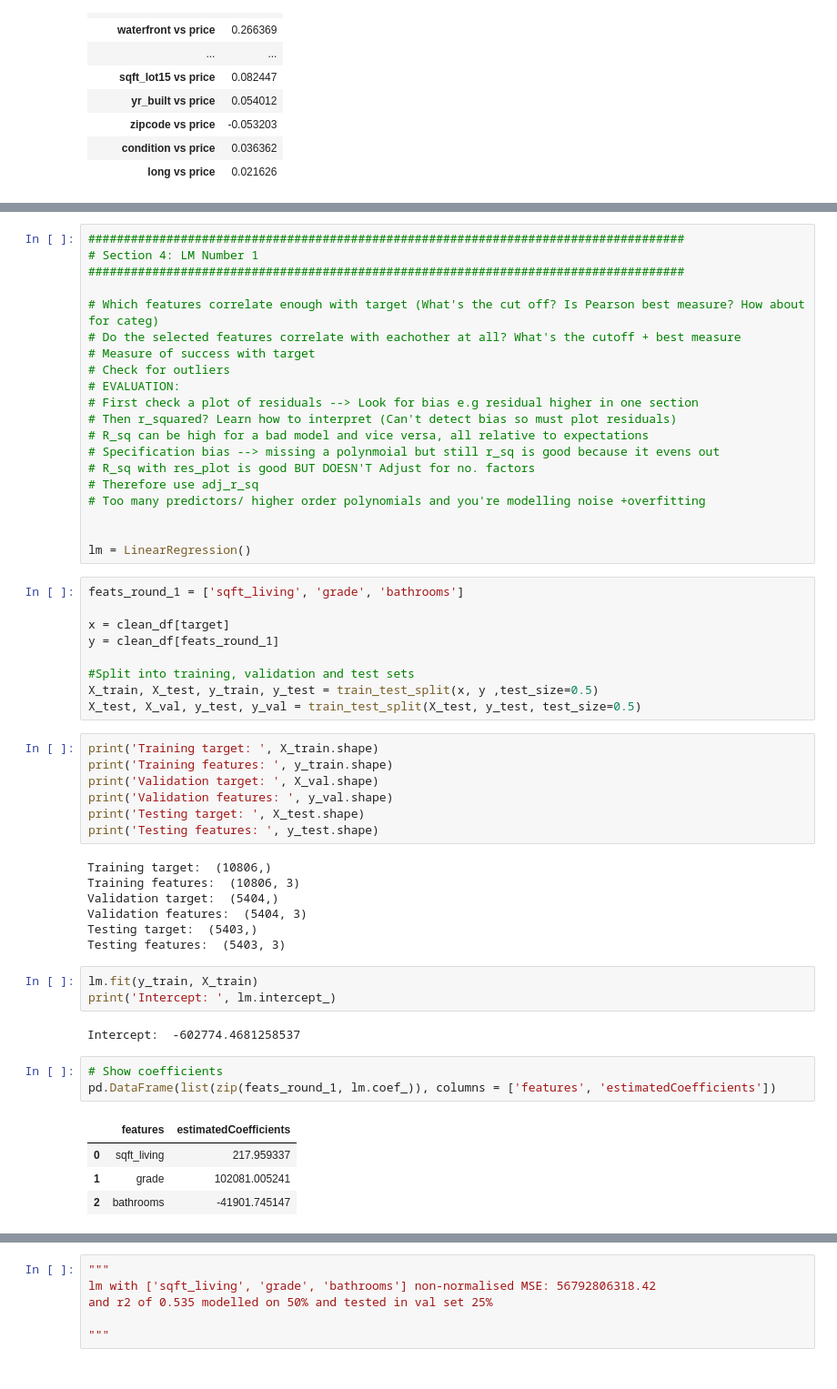
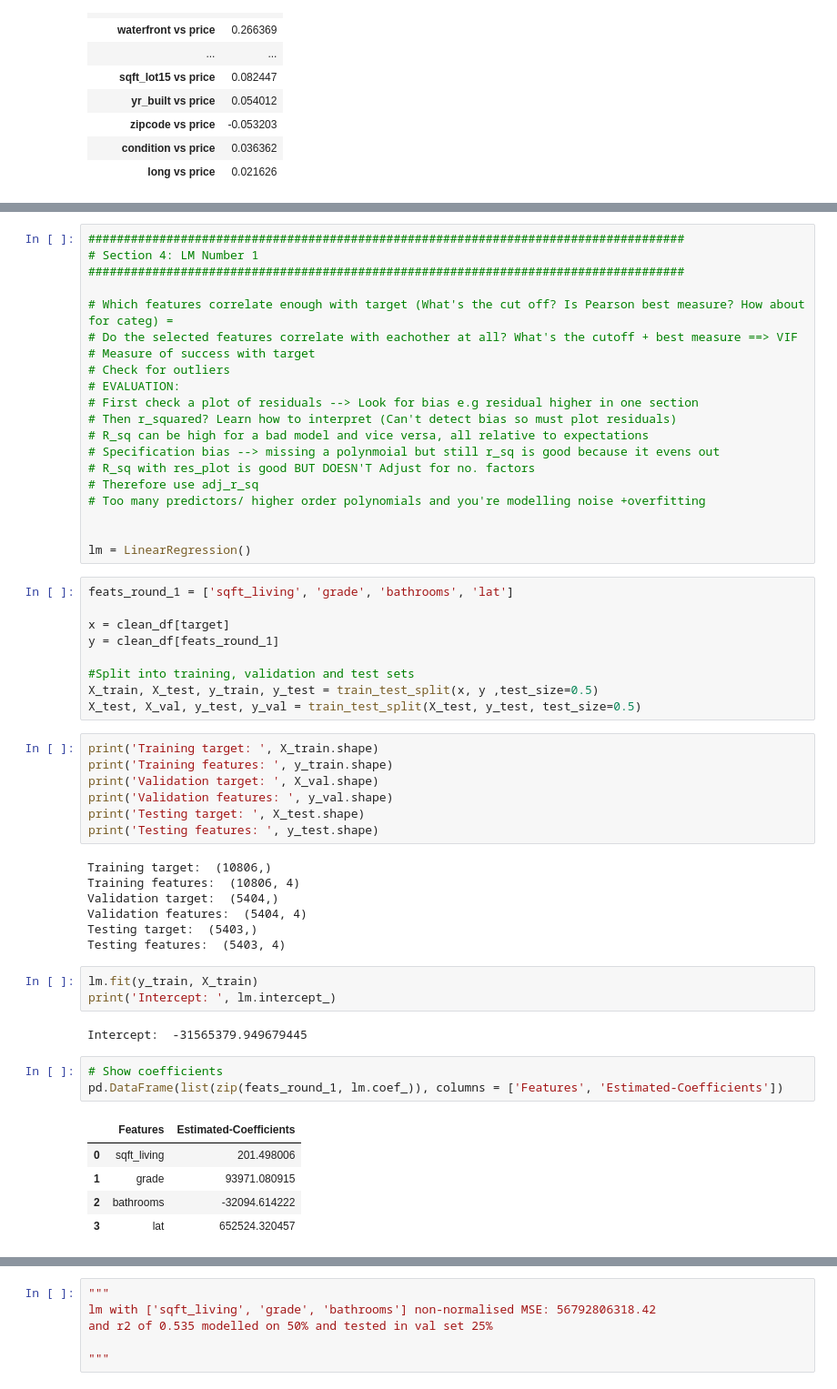
Before and after one commit to colemai/ml-python, a Jupyter notebook: kaggle/Kag1-predict-house-price.ipynb, the cells around one changed output, grey strips where cells are left out. Shown: that part at 91% size. Drawn from its saved outputs; the diff is of its cells as text.

```diff
--- a/kaggle/Kag1-predict-house-price.ipynb
+++ b/kaggle/Kag1-predict-house-price.ipynb
@@ -213,8 +231,8 @@ data_correlations.loc[data_correlations['Value'].abs().sort_values(ascending=Fal
 # Section 4: LM Number 1
 ####################################################################################
 
-# Which features correlate enough with target (What's the cut off? Is Pearson best measure? How about for categ)
-# Do the selected features correlate with eachother at all? What's the cutoff + best measure
+# Which features correlate enough with target (What's the cut off? Is Pearson best measure? How about for categ) =
+# Do the selected features correlate with eachother at all? What's the cutoff + best measure ==> VIF
 # Measure of success with target
 # Check for outliers
 # EVALUATION:
@@ -229,7 +247,7 @@ data_correlations.loc[data_correlations['Value'].abs().sort_values(ascending=Fal
 
 lm = LinearRegression()
 # %%
-feats_round_1 = ['sqft_living', 'grade', 'bathrooms']
+feats_round_1 = ['sqft_living', 'grade', 'bathrooms', 'lat']
 
 x = clean_df[target]
 y = clean_df[feats_round_1]
@@ -246,24 +264,25 @@ print('Testing target: ', X_test.shape)
 print('Testing features: ', y_test.shape)
 # %% [output]
 Training target:  (10806,)
-Training features:  (10806, 3)
+Training features:  (10806, 4)
 Validation target:  (5404,)
-Validation features:  (5404, 3)
+Validation features:  (5404, 4)
 Testing target:  (5403,)
-Testing features:  (5403, 3)
+Testing features:  (5403, 4)
 # %%
 lm.fit(y_train, X_train)
 print('Intercept: ', lm.intercept_)
 # %% [output]
-Intercept:  -602774.4681258537
+Intercept:  -31565379.949679445
 # %%
 # Show coefficients
-pd.DataFrame(list(zip(feats_round_1, lm.coef_)), columns = ['features', 'estimatedCoefficients'])
+pd.DataFrame(list(zip(feats_round_1, lm.coef_)), columns = ['Features', 'Estimated-Coefficients'])
 # %% [output]
-|  | features | estimatedCoefficients |
-| 0 | sqft_living | 217.959337 |
-| 1 | grade | 102081.005241 |
-| 2 | bathrooms | -41901.745147 |
+|  | Features | Estimated-Coefficients |
+| 0 | sqft_living | 201.498006 |
+| 1 | grade | 93971.080915 |
+| 2 | bathrooms | -32094.614222 |
+| 3 | lat | 652524.320457 |
 # %%
 # Evaluate LM with MSE
 val_pred_lm_1 = lm.predict(y_val)
```
Also changed, not shown: parts of 4 cells of this notebook.
